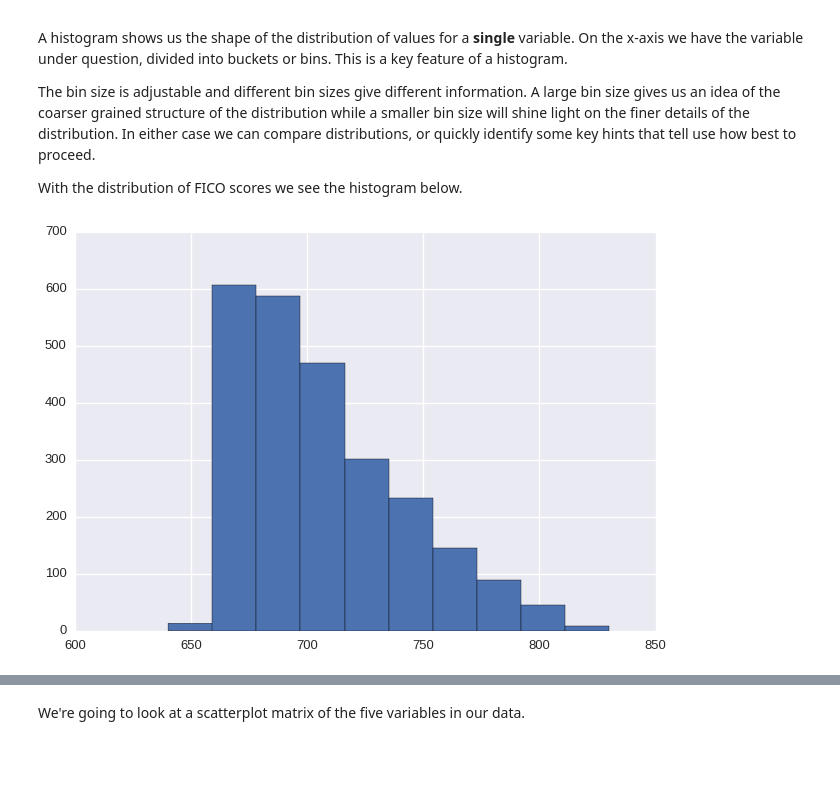
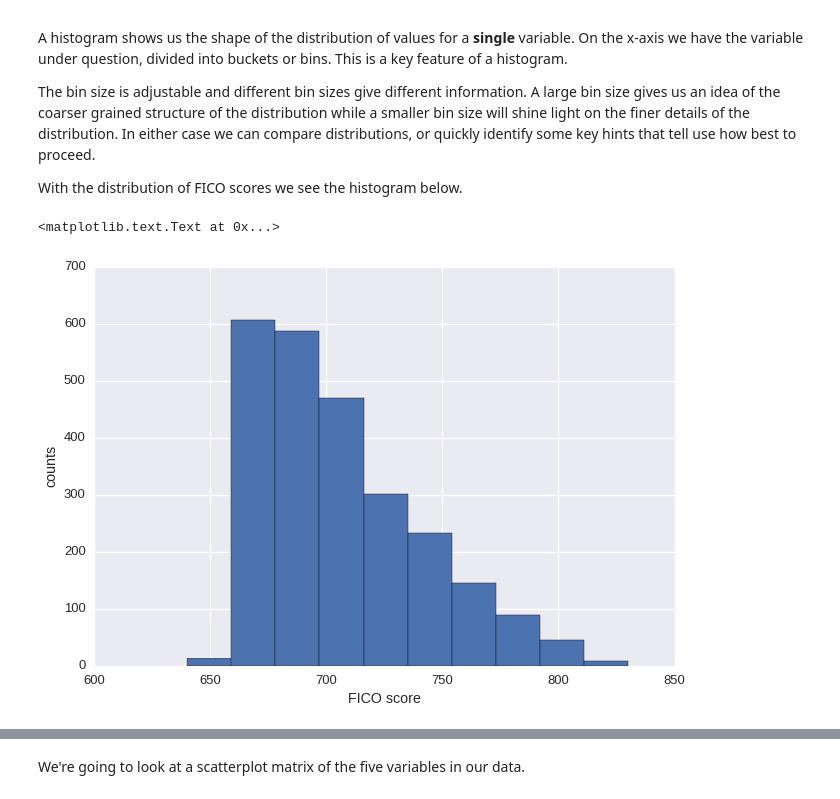
Before and after one commit to aflyax/LearnDataScience, a Jupyter notebook: notebooks/A2. Linear Regression - Data Exploration - Lending Club.ipynb, the cells around one changed output, grey strips where cells are left out. Saved outputs shown, nothing was run; the diff lists cells and outputs as text; code cells hidden in the pictures; blank space fills up the shorter version.

```diff
--- a/notebooks/A2. Linear Regression - Data Exploration - Lending Club.ipynb
+++ b/notebooks/A2. Linear Regression - Data Exploration - Lending Club.ipynb
@@ -238,12 +238,18 @@ The bin size is adjustable and different bin sizes give different information.
 
 With the distribution of FICO scores we see the histogram below.
 # %%
+import seaborn as sns
+sns.set(context = 'talk', style = 'dark')
+
 import matplotlib.pyplot as plt
 import pandas as pd
 plt.figure()
 loansmin = pd.read_csv('../datasets/loanf.csv')
 fico = loansmin['FICO.Score']
 p = fico.hist()
+xlabel('FICO score')
+ylabel('counts')
 # %% [output]
+<matplotlib.text.Text at 0x...>
-[figure, old version]
+[figure, new version]
 # %% [markdown]
```
Also changed, not shown: parts of 4 cells of this notebook, 1 other file.
